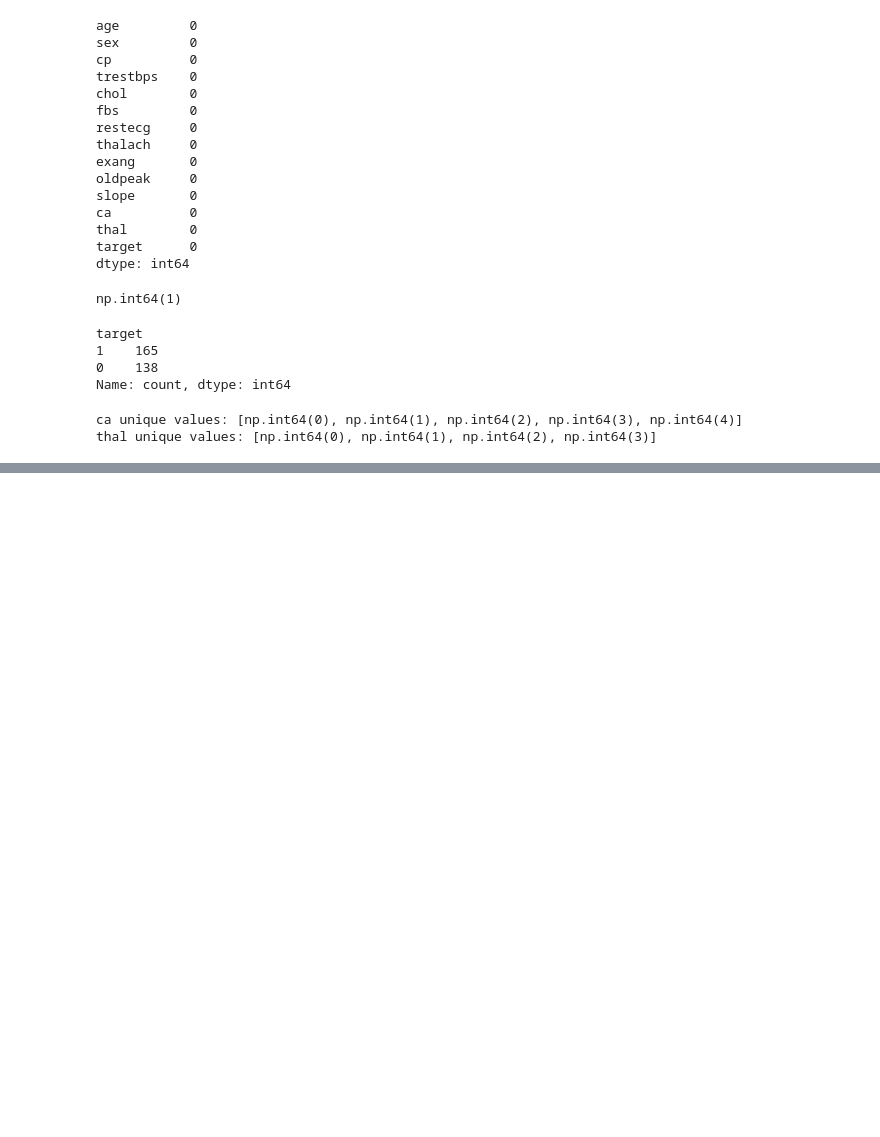
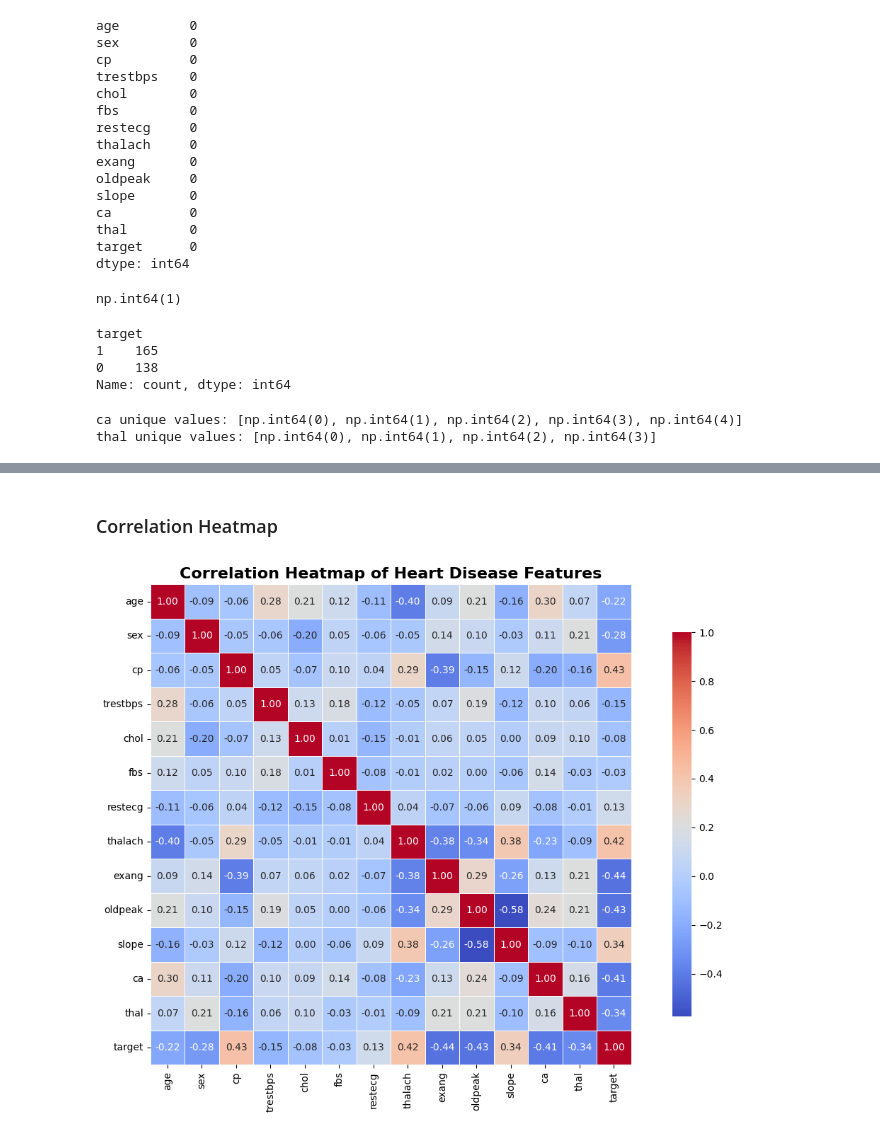
Before and after one commit to Danish925/ml-healthcare-journey, a Jupyter notebook: heart-disease-prediction/heart-disease-prediction.ipynb, the cells around one changed output, grey strips where cells are left out. Drawn from its saved outputs; the diff is of its cells as text; code cells hidden in the pictures; blank space fills up the shorter version.

```diff
--- a/heart-disease-prediction/heart-disease-prediction.ipynb
+++ b/heart-disease-prediction/heart-disease-prediction.ipynb
@@ -119,0 +182,23 @@ thal unique values: [np.int64(0), np.int64(1), np.int64(2), np.int64(3)]
+# %% [markdown]
+### Correlation Heatmap
+# %%
+plt.figure(figsize=(12, 8))
+
+sns.heatmap(
+    df.corr(numeric_only=True),
+    annot=True,
+    fmt=".2f",
+    cmap="coolwarm",
+    linewidths=0.5,
+    square=True,
+    cbar_kws={"shrink": 0.8}
+)
+
+plt.title("Correlation Heatmap of Heart Disease Features",
+          fontsize=16,
+          fontweight="bold")
+
+plt.tight_layout()
+plt.show()
+# %% [output]
+[figure, added]
```
Also changed, not shown: parts of 30 cells of this notebook.
